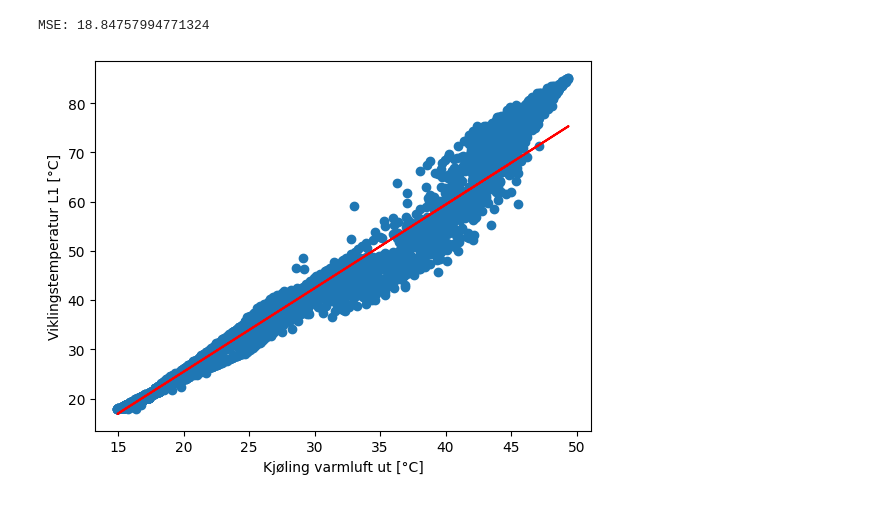
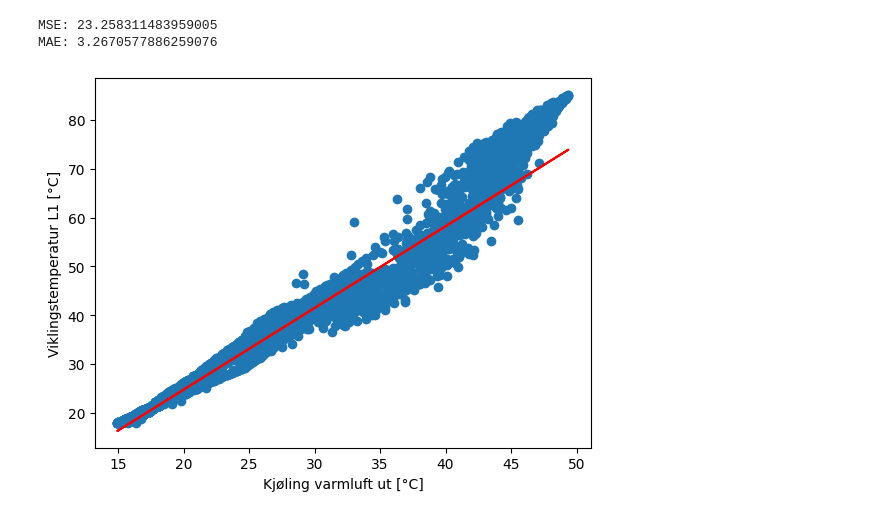
Before and after one commit to Ksund02/Aenergi, a Jupyter notebook: case.ipynb, the cells around one changed output. Drawn from its saved outputs; the diff is of its cells as text; code cells hidden in the pictures.

```diff
--- a/case.ipynb
+++ b/case.ipynb
@@ -64,35 +63,32 @@ for main_key in keys:
 ... (33 outputs left out)
 # %%
-# f1000 = data[:1200]
-
-#plt.scatter(f1000['Kjøling varmluft ut [°C]'], f1000['Viklingstemperatur L1 [°C]'])
-#plt.show()
-
 X_train = train.drop(columns=['Viklingstemperatur L1 [°C]'], axis=1)
 y_train = train['Viklingstemperatur L1 [°C]']
 
 X_val = validation.drop('Viklingstemperatur L1 [°C]', axis=1)
 y_val = validation['Viklingstemperatur L1 [°C]']
 
 X_test = test.drop('Viklingstemperatur L1 [°C]', axis=1)
 y_test = test['Viklingstemperatur L1 [°C]']
 
-weights = y_train**2 / y_train.max()
+# weights = y_train**2 / y_train.max()
 
 model = LinearRegression()
-model.fit(X_train['Kjøling varmluft ut [°C]'].values.reshape(-1, 1), y_train, sample_weight=weights)
+model.fit(X_train['Kjøling varmluft ut [°C]'].values.reshape(-1, 1), y_train) #  sample_weight=weights
 predictions = model.predict(X_val['Kjøling varmluft ut [°C]'].values.reshape(-1, 1))
 
-# MSE evaluation
 mse = np.mean((predictions - y_val) ** 2)
 print(f'MSE: {mse}')
 
-# Plotting
+mae = mean_absolute_error(y_val, predictions)
+print(f'MAE: {mae}')
+
 plt.scatter(X_val['Kjøling varmluft ut [°C]'], y_val)
 plt.plot(X_val['Kjøling varmluft ut [°C]'], predictions, color='red')
 plt.xlabel('Kjøling varmluft ut [°C]')
 plt.ylabel('Viklingstemperatur L1 [°C]')
 plt.show()
 # %% [output]
-MSE: 18.84757994771324
+MSE: 23.258311483959005
+MAE: 3.2670577886259076
-[figure, old version]
+[figure, new version]
```
Also changed, not shown: parts of 13 cells of this notebook, 1 other file.
